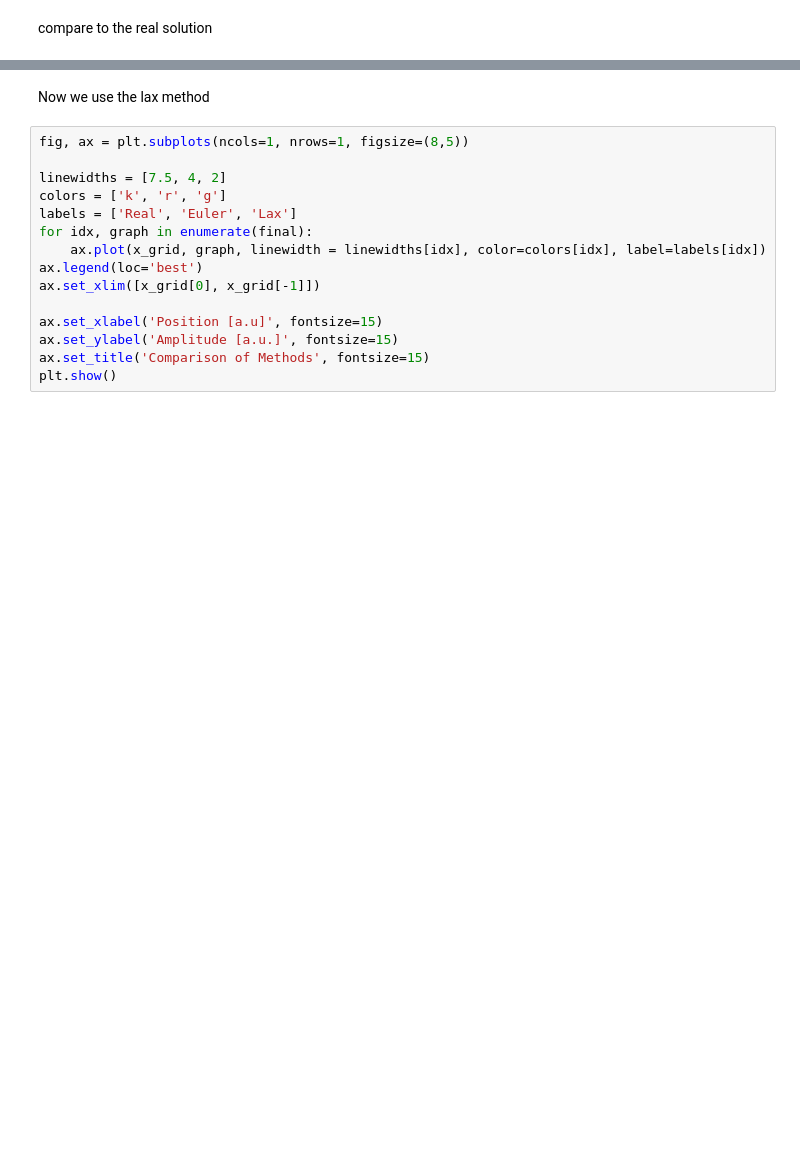
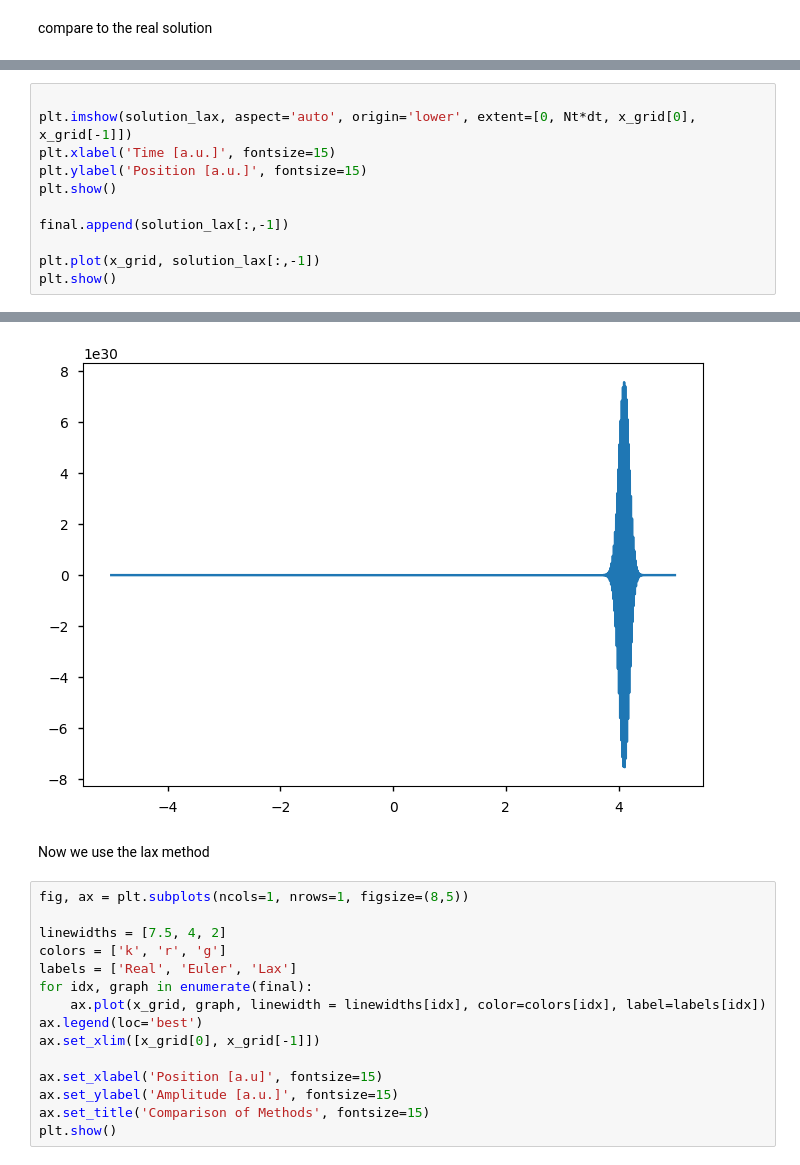
Before and after one commit to trevorolsson/Comp.-Phys.-Projects, a Jupyter notebook: Project 5/project5.ipynb, the cells around one changed output, grey strips where cells are left out. Cells and saved outputs as stored; diff of their text form; blank space fills up the shorter version.

```diff
--- a/Project 5/project5.ipynb
+++ b/Project 5/project5.ipynb
@@ -118,0 +139,12 @@ compare to the real solution
+# %%
+
+plt.imshow(solution_lax, aspect='auto', origin='lower', extent=[0, Nt*dt, x_grid[0], x_grid[-1]])
+plt.xlabel('Time [a.u.]', fontsize=15)
+plt.ylabel('Position [a.u.]', fontsize=15)
+plt.show()
+
+final.append(solution_lax[:,-1])
+
+plt.plot(x_grid, solution_lax[:,-1])
+plt.show()
+# %% [output]
@@ -119,3 +152,4 @@ compare to the real solution
+[figure, added]
 # %% [markdown]
 Now we use the lax method
 # %%
```
Also changed, not shown: parts of 7 cells of this notebook.
